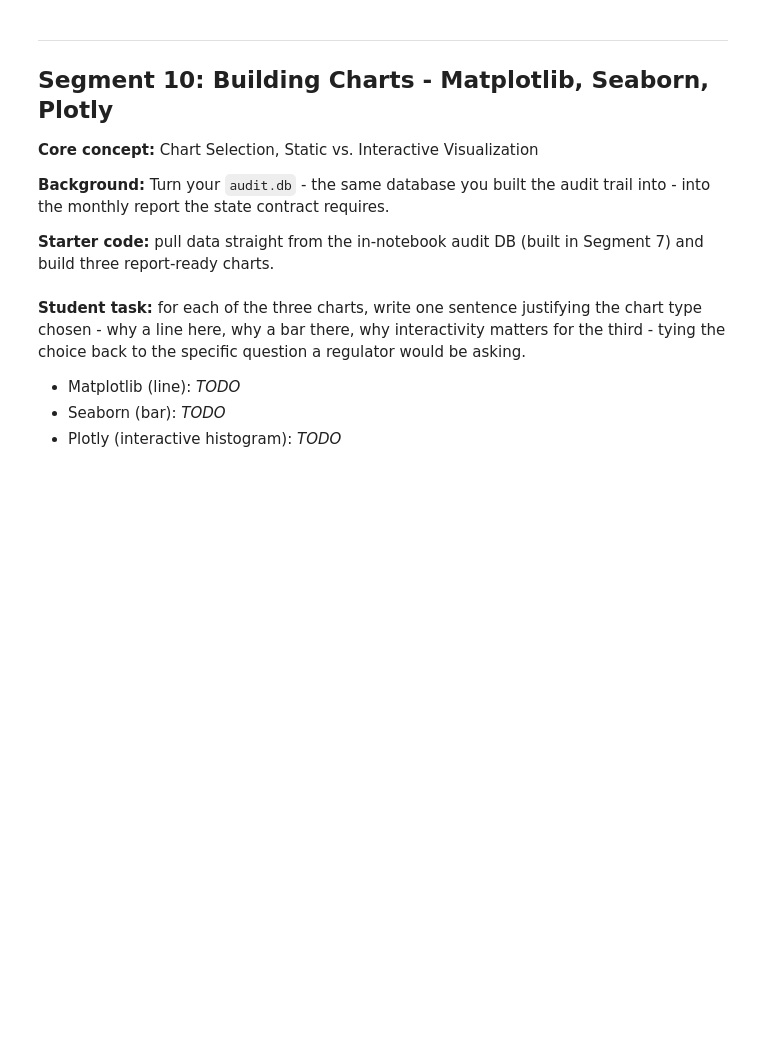
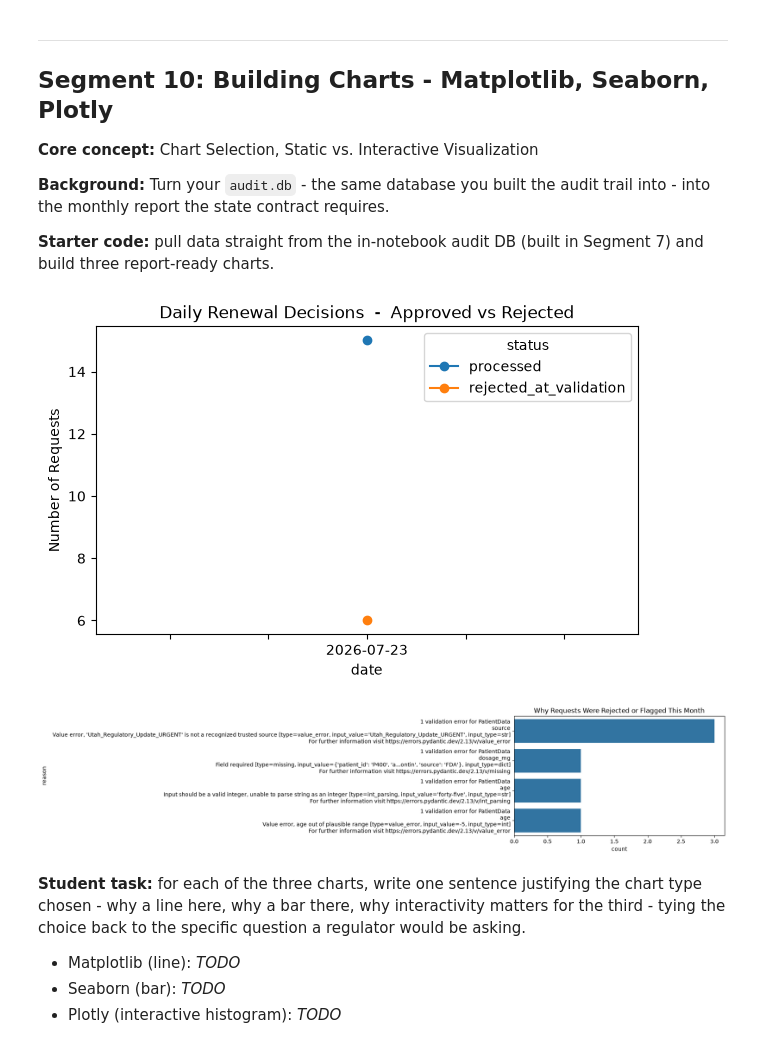
Before and after one commit to LA1709/doctronic-safe-ai-starter, a Jupyter notebook: Day1_Exercises.ipynb, the cells around one changed output. Cells and saved outputs as stored; diff of their text form; code cells hidden in the pictures; blank space fills up the shorter version.

```diff
--- a/Day1_Exercises.ipynb
+++ b/Day1_Exercises.ipynb
@@ -1027,28 +1067,33 @@ three report-ready charts.
 # %%
 import seaborn as sns
 import plotly.express as px
+import plotly.io as pio
 
 df = pd.read_sql_query("SELECT * FROM decisions", conn)
 df["date"] = df["timestamp"].str[:10]
 
 # 1. Matplotlib  -  approvals vs rejections over time (trend -> line chart)
 daily = df.groupby(["date", "status"]).size().unstack(fill_value=0)
 daily.plot(kind="line", marker="o", figsize=(7, 4))
 plt.title("Daily Renewal Decisions  -  Approved vs Rejected")
 plt.ylabel("Number of Requests")
 plt.show()
 
 # 2. Seaborn  -  distribution of rejection reasons (categorical comparison -> bar)
 plt.figure(figsize=(7, 4))
 sns.countplot(data=df[df["status"] != "processed"], y="reason")
 plt.title("Why Requests Were Rejected or Flagged This Month")
 plt.tight_layout()
 plt.show()
 
 # 3. Plotly  -  interactive drill-down for the regulator to explore themselves
 fig = px.histogram(df, x="date", color="status",
                     title="Renewal Volume by Outcome (interactive)")
+pio.renderers.default = "browser"
 fig.show()
+# %% [output]
+[figure, added]
+[figure, added]
 # %% [markdown]
 **Student task:** for each of the three charts, write one sentence justifying the chart type
 chosen  -  why a line here, why a bar there, why interactivity matters for the third  -  tying the
```
Also changed, not shown: parts of 6 cells of this notebook, 1 other file.
